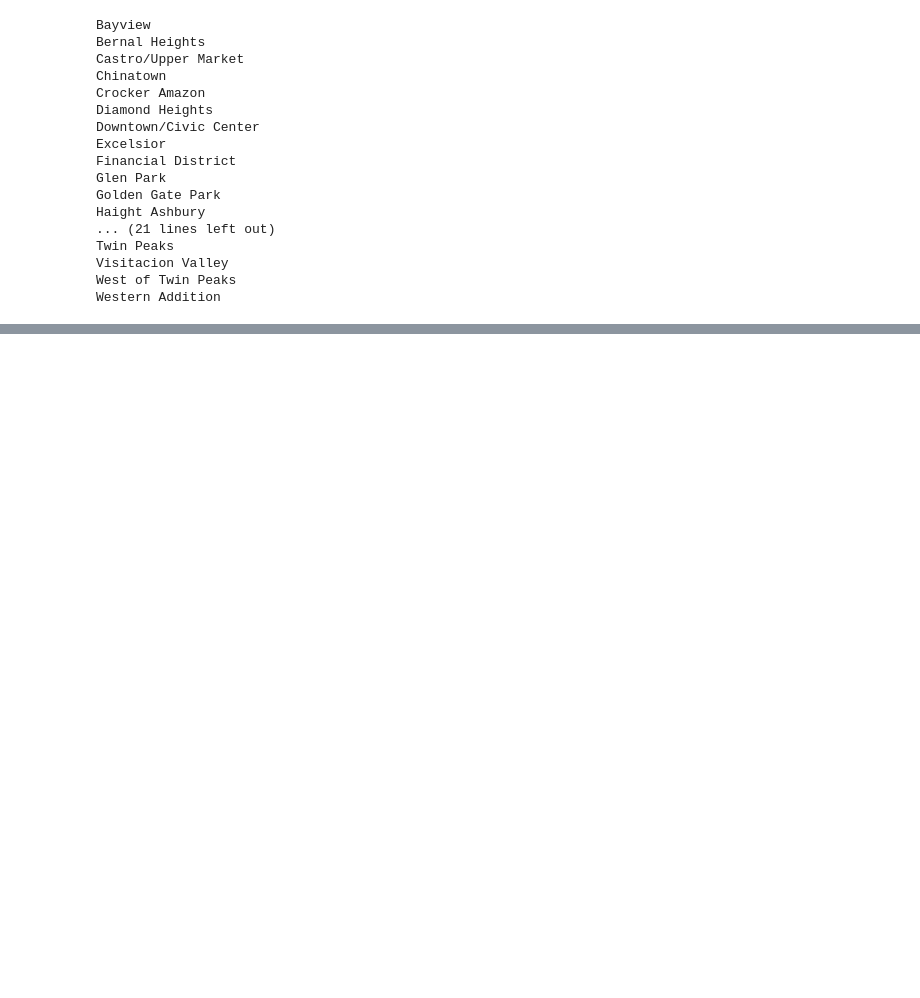
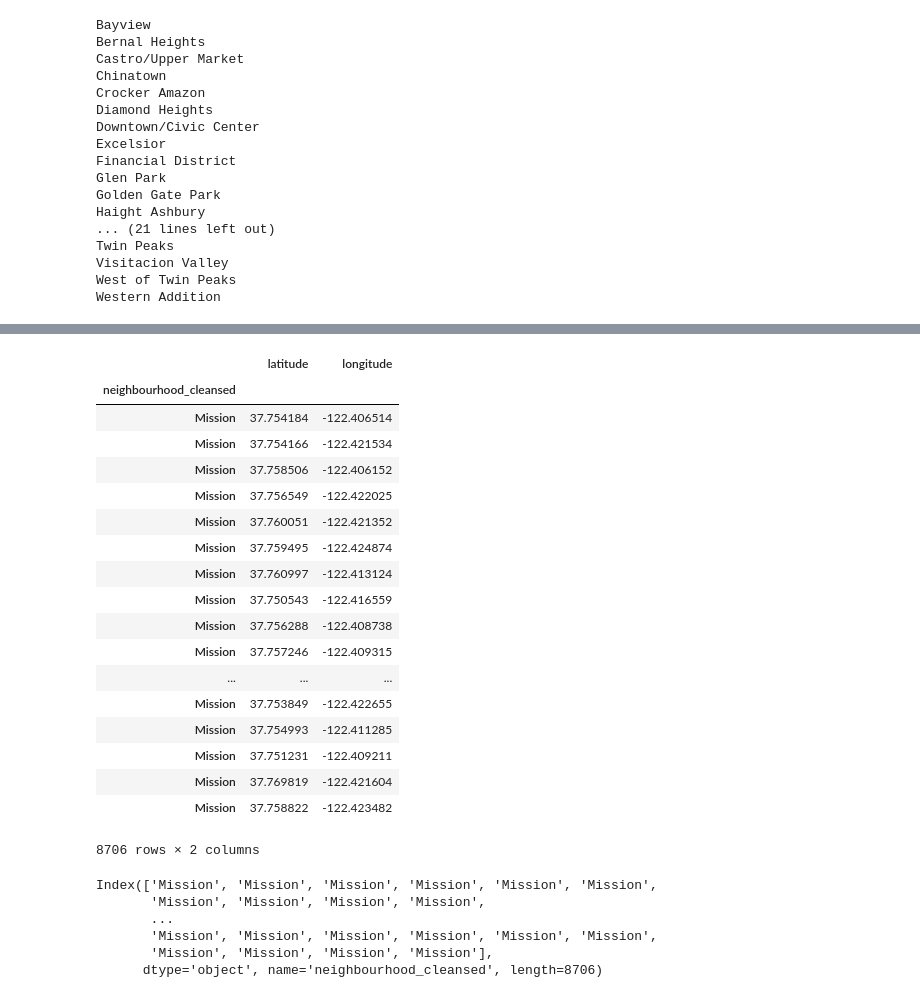
Before and after one commit to zhaoamy/Capital-One-Airbnb-challenge, a Jupyter notebook: airbnb-public-sep-2017/airbnb-sep-2017/Import Data.ipynb, the cells around one changed output, grey strips where cells are left out. Saved outputs shown, nothing was run; the diff lists cells and outputs as text; code cells hidden in the pictures; blank space fills up the shorter version.

```diff
--- a/airbnb-public-sep-2017/airbnb-sep-2017/Import Data.ipynb
+++ b/airbnb-public-sep-2017/airbnb-sep-2017/Import Data.ipynb
@@ -78,4 +72,4 @@ neighborhood
 # %%
-neighbourhood_coordinates = neighborhood[['latitude', 'longitude']].copy()
+neighbourhood_coordinates = neighbourhood_cleansed[['latitude', 'longitude']].copy()
 # %%
 neighbourhood_coordinates
@@ -169,0 +168,31 @@ Western Addition
+# %%
+neighbourhood_coordinates
+# %% [output]
+|  | latitude | longitude |
+| neighbourhood_cleansed |  |  |
+| Mission | 37.754184 | -122.406514 |
+| Mission | 37.754166 | -122.421534 |
+| Mission | 37.758506 | -122.406152 |
+| Mission | 37.756549 | -122.422025 |
+| Mission | 37.760051 | -122.421352 |
+| Mission | 37.759495 | -122.424874 |
+| Mission | 37.760997 | -122.413124 |
+| Mission | 37.750543 | -122.416559 |
+| Mission | 37.756288 | -122.408738 |
+| Mission | 37.757246 | -122.409315 |
+| ... | ... | ... |
+| Mission | 37.753849 | -122.422655 |
+| Mission | 37.754993 | -122.411285 |
+| Mission | 37.751231 | -122.409211 |
+| Mission | 37.769819 | -122.421604 |
+| Mission | 37.758822 | -122.423482 |
+8706 rows × 2 columns
+# %%
+neighbourhood_coordinates.index
+# %% [output]
+Index(['Mission', 'Mission', 'Mission', 'Mission', 'Mission', 'Mission',
+       'Mission', 'Mission', 'Mission', 'Mission',
+       ...
+       'Mission', 'Mission', 'Mission', 'Mission', 'Mission', 'Mission',
+       'Mission', 'Mission', 'Mission', 'Mission'],
+      dtype='object', name='neighbourhood_cleansed', length=8706)
```
Also changed, not shown: parts of 36 cells of this notebook, 47 other files.
